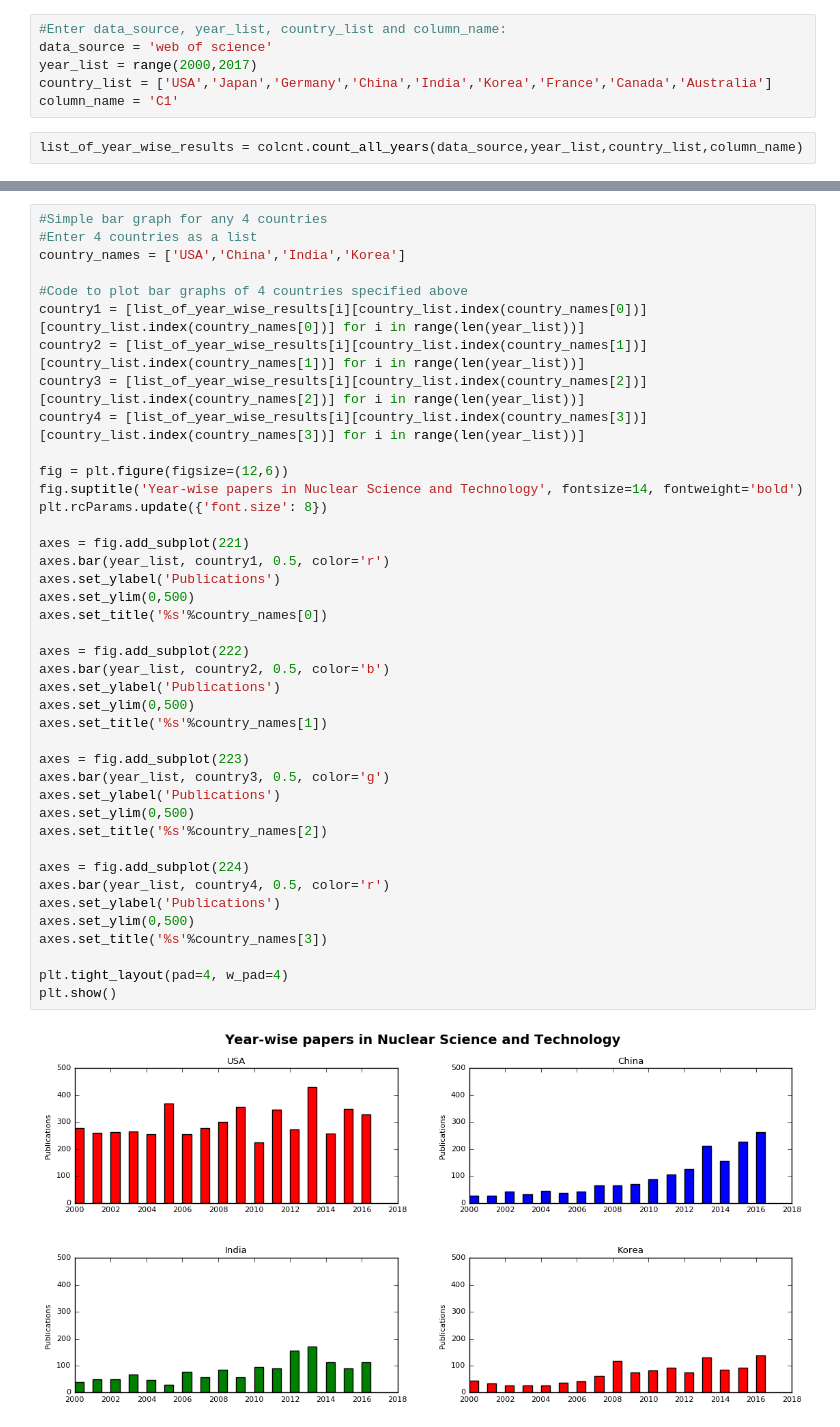
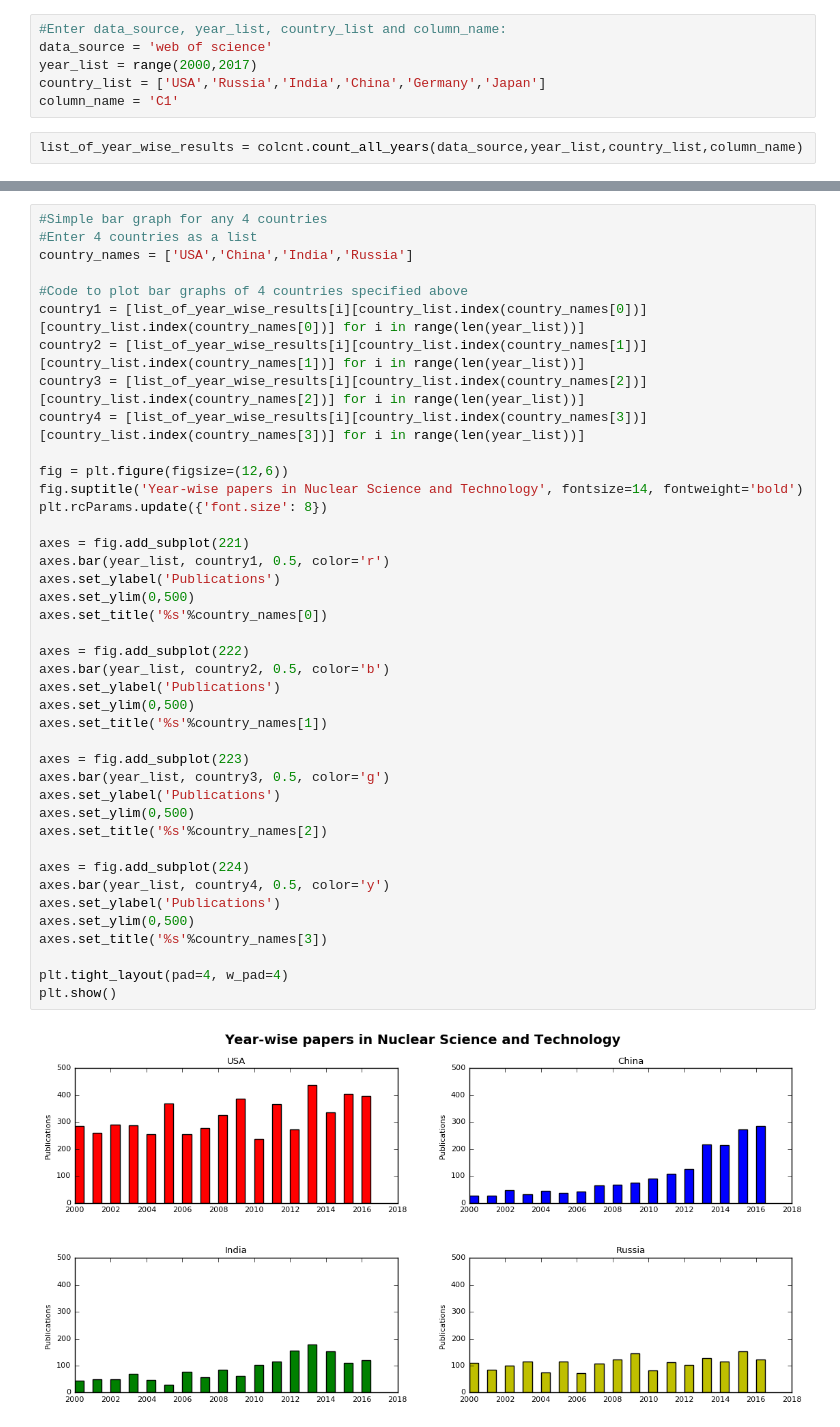
Before and after one commit to iamgy/KnowledgeNetworks, a Jupyter notebook: example.ipynb, the cells around one changed output, grey strips where cells are left out. Drawn from its saved outputs; the diff is of its cells as text.

```diff
--- a/example.ipynb
+++ b/example.ipynb
@@ -7,7 +7,7 @@ import matplotlib.pyplot as plt
 #Enter data_source, year_list, country_list and column_name:
 data_source = 'web of science'
 year_list = range(2000,2017)
-country_list = ['USA','Japan','Germany','China','India','Korea','France','Canada','Australia']
+country_list = ['USA','Russia','India','China','Germany','Japan']
 column_name = 'C1'
 # %%
 list_of_year_wise_results = colcnt.count_all_years(data_source,year_list,country_list,column_name)
@@ -30,7 +23,7 @@ array([[ 260.,   17.,   26.,    2.,    2.,    2.,    9.,   10.,    4.],
 # %%
 #Simple bar graph for any 4 countries
 #Enter 4 countries as a list
-country_names = ['USA','China','India','Korea']
+country_names = ['USA','China','India','Russia']
 
 #Code to plot bar graphs of 4 countries specified above
 country1 = [list_of_year_wise_results[i][country_list.index(country_names[0])][country_list.index(country_names[0])] for i in range(len(year_list))]
@@ -41,35 +34,35 @@ country4 = [list_of_year_wise_results[i][country_list.index(country_names[3])][c
 fig = plt.figure(figsize=(12,6))
 fig.suptitle('Year-wise papers in Nuclear Science and Technology', fontsize=14, fontweight='bold')
 plt.rcParams.update({'font.size': 8})
 
 axes = fig.add_subplot(221)
 axes.bar(year_list, country1, 0.5, color='r')
 axes.set_ylabel('Publications')
 axes.set_ylim(0,500)
 axes.set_title('%s'%country_names[0])
 
 axes = fig.add_subplot(222)
 axes.bar(year_list, country2, 0.5, color='b')
 axes.set_ylabel('Publications')
 axes.set_ylim(0,500)
 axes.set_title('%s'%country_names[1])
 
 axes = fig.add_subplot(223)
 axes.bar(year_list, country3, 0.5, color='g')
 axes.set_ylabel('Publications')
 axes.set_ylim(0,500)
 axes.set_title('%s'%country_names[2])
 
 axes = fig.add_subplot(224)
-axes.bar(year_list, country4, 0.5, color='r')
+axes.bar(year_list, country4, 0.5, color='y')
 axes.set_ylabel('Publications')
 axes.set_ylim(0,500)
 axes.set_title('%s'%country_names[3])
 
 plt.tight_layout(pad=4, w_pad=4)
 plt.show()
 # %% [output]
-[figure, old version]
+[figure, new version]
 # %%
 #Collaboration between 3 countries
 #Enter 3 countries as a list:
```
Also changed, not shown: parts of 3 cells of this notebook, 1 other file.
